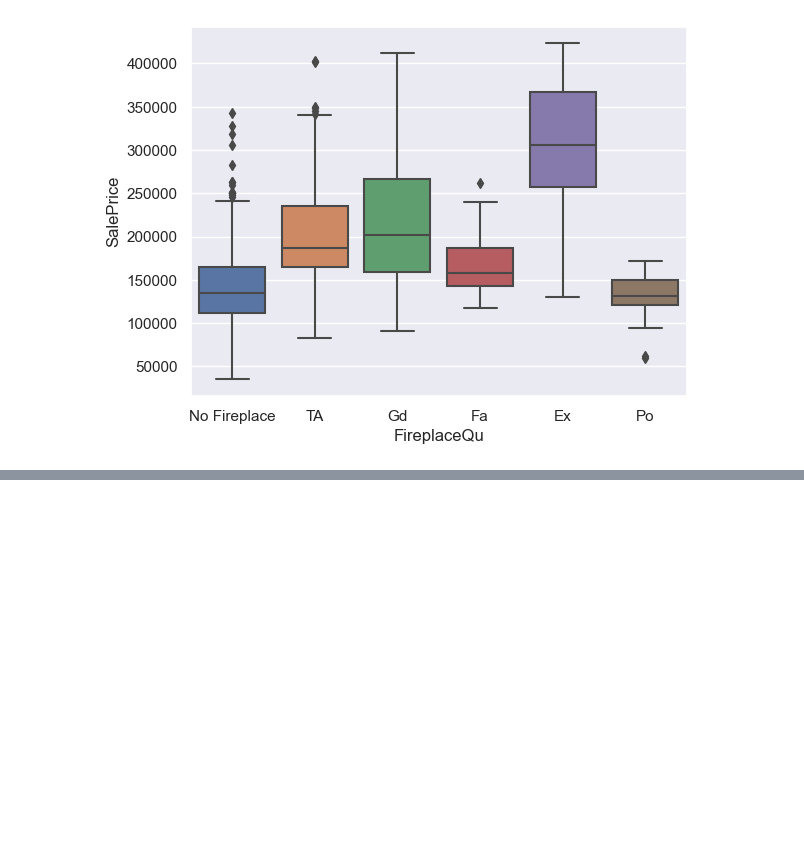
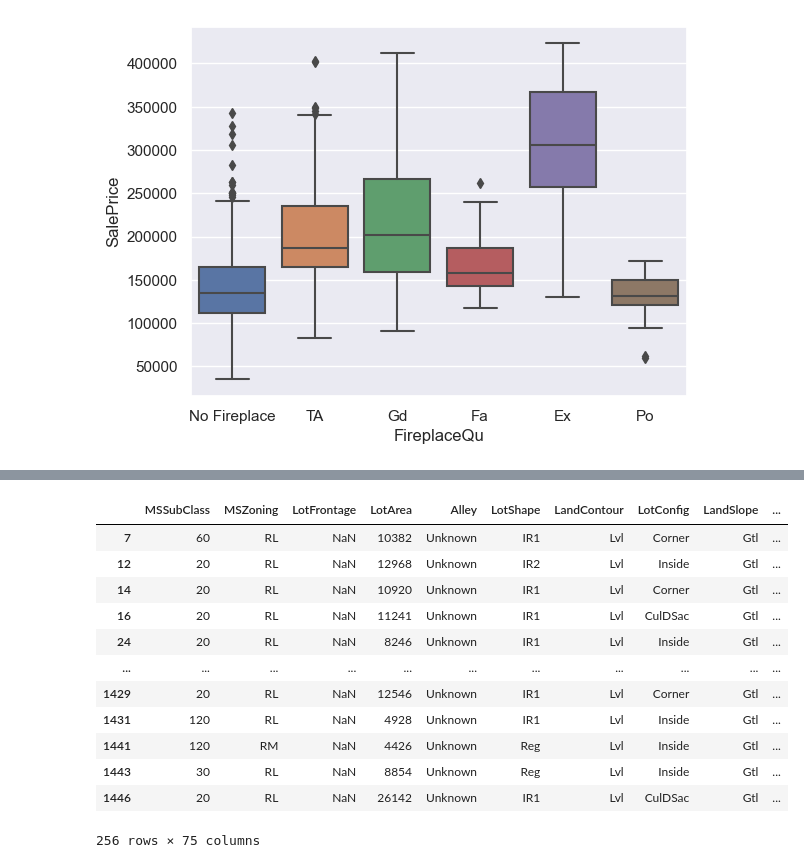
Before and after one commit to adityasngh/Kaggle-House-Prices-Regression, a Jupyter notebook: Kaggle_House_Prices_Regression.ipynb, the cells around one changed output, grey strips where cells are left out. Cells and saved outputs as stored; diff of their text form; code cells hidden in the pictures; blank space fills up the shorter version.

```diff
--- a/Kaggle_House_Prices_Regression.ipynb
+++ b/Kaggle_House_Prices_Regression.ipynb
@@ -516,0 +522,17 @@ sns.boxplot(x = df['FireplaceQu'], y = df['SalePrice'])
+# %%
+df[df['LotFrontage'].isnull()]
+#Explore
+# %% [output]
+|  | MSSubClass | MSZoning | LotFrontage | LotArea | Alley | LotShape | LandContour | LotConfig | LandSlope | ... |
+| 7 | 60 | RL | NaN | 10382 | Unknown | IR1 | Lvl | Corner | Gtl | ... |
+| 12 | 20 | RL | NaN | 12968 | Unknown | IR2 | Lvl | Inside | Gtl | ... |
+| 14 | 20 | RL | NaN | 10920 | Unknown | IR1 | Lvl | Corner | Gtl | ... |
+| 16 | 20 | RL | NaN | 11241 | Unknown | IR1 | Lvl | CulDSac | Gtl | ... |
+| 24 | 20 | RL | NaN | 8246 | Unknown | IR1 | Lvl | Inside | Gtl | ... |
+| ... | ... | ... | ... | ... | ... | ... | ... | ... | ... | ... |
+| 1429 | 20 | RL | NaN | 12546 | Unknown | IR1 | Lvl | Corner | Gtl | ... |
+| 1431 | 120 | RL | NaN | 4928 | Unknown | IR1 | Lvl | Inside | Gtl | ... |
+| 1441 | 120 | RM | NaN | 4426 | Unknown | Reg | Lvl | Inside | Gtl | ... |
+| 1443 | 30 | RL | NaN | 8854 | Unknown | Reg | Lvl | Inside | Gtl | ... |
+| 1446 | 20 | RL | NaN | 26142 | Unknown | IR1 | Lvl | CulDSac | Gtl | ... |
+256 rows × 75 columns
```
Also changed, not shown: parts of 5 cells of this notebook.
